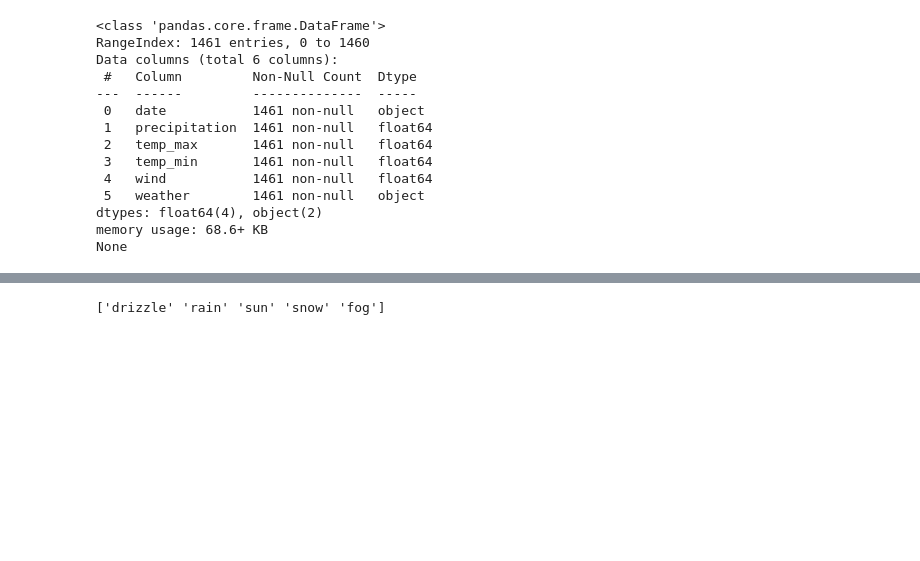
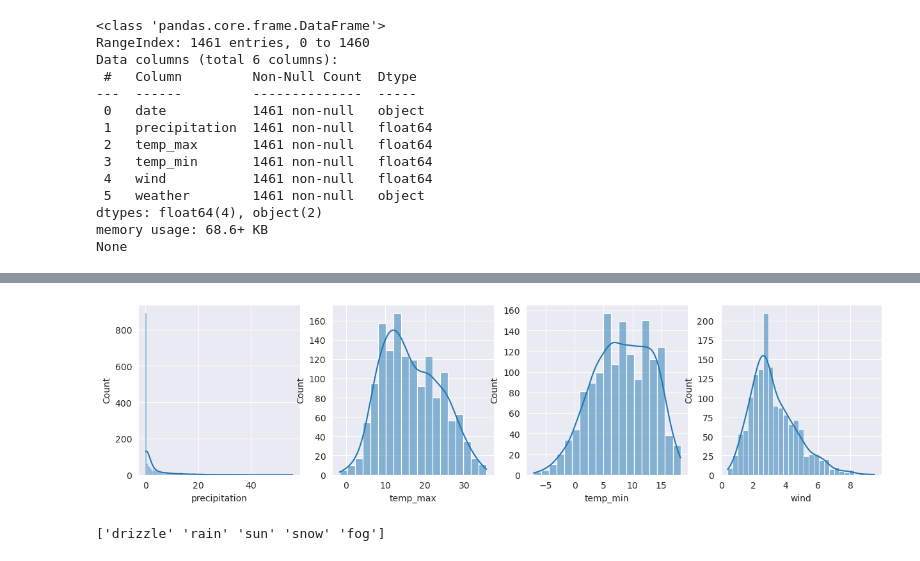
Before and after one commit to Y00e/machine_learning, a Jupyter notebook: ml.ipynb, the cells around one changed output, grey strips where cells are left out. Saved outputs shown, nothing was run; the diff lists cells and outputs as text; code cells hidden in the pictures; blank space fills up the shorter version.

```diff
--- a/ml.ipynb
+++ b/ml.ipynb
@@ -33,3 +47,14 @@ None
+# %%
+import matplotlib.pyplot as plt
+import seaborn as sns
+
+plt.figure(figsize=(15, 20))
+
+for i in range(1, len(data.columns)):
+    plt.subplot(5, 4, i)
+    sns.histplot(data[data.columns[i -1]], kde=True)
+# %% [output]
+[figure, added]
 # %%
 unique_weather_conditions = data['weather'].unique()
 print(unique_weather_conditions)
```
Also changed, not shown: parts of 2 cells of this notebook.
